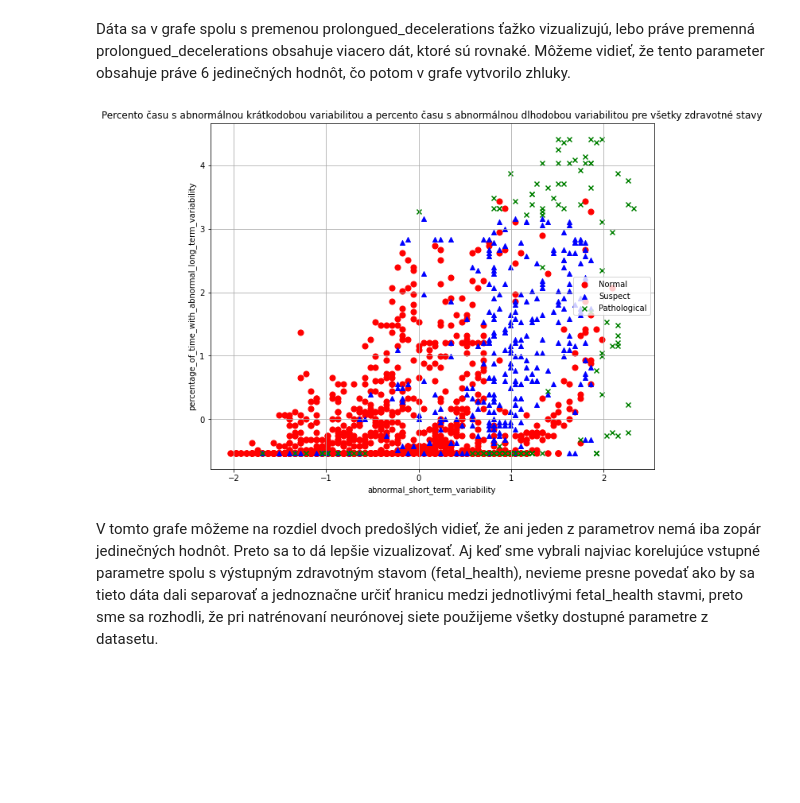
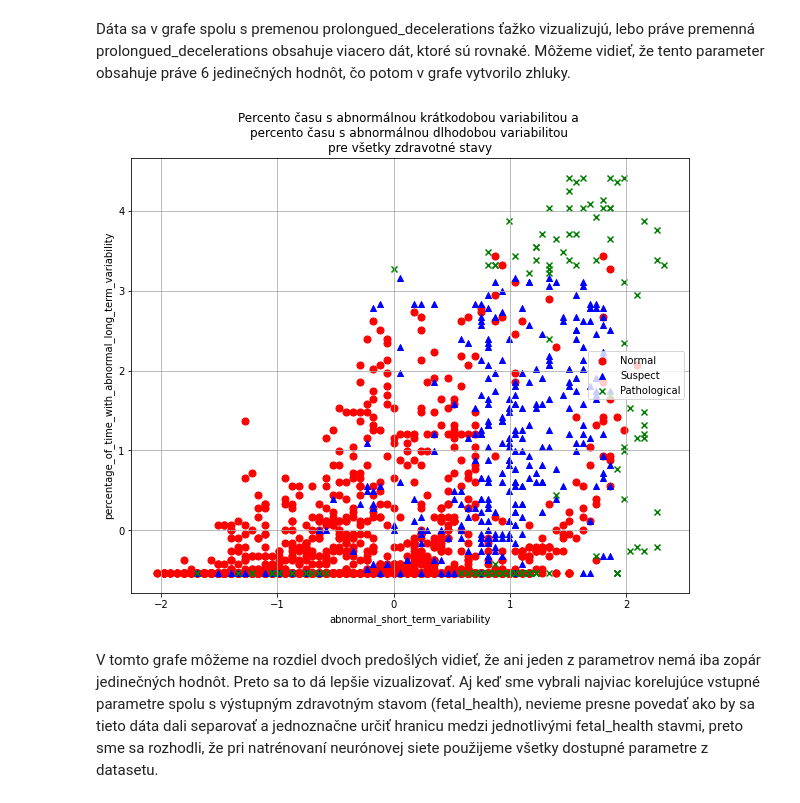
Before and after one commit to georgeob/Drzik_NS2021, a Jupyter notebook: Drzik_NS2021.ipynb, the cells around one changed output. Drawn from its saved outputs; the diff is of its cells as text; code cells hidden in the pictures; blank space fills up the shorter version.

```diff
--- a/Drzik_NS2021.ipynb
+++ b/Drzik_NS2021.ipynb
@@ -271,17 +274,17 @@ Dáta sa v grafe spolu s premenou prolongued_decelerations ťažko vizualizujú,
 # %%
 plt.figure(figsize=(10,8))
 plt.scatter(df.loc[df['fetal_health'] == 1.0][7], df.loc[df['fetal_health'] == 1.0][9], color = 'red', label = 'Normal', s=50)
 plt.scatter(df.loc[df['fetal_health'] == 2.0][7], df.loc[df['fetal_health'] == 2.0][9], color = 'blue', label = 'Suspect', marker = '^')
 plt.scatter(df.loc[df['fetal_health'] == 3.0][7], df.loc[df['fetal_health'] == 3.0][9], color = 'green', label = 'Pathological', marker = 'x')
 
 plt.xlabel('abnormal_short_term_variability')
 plt.ylabel('percentage_of_time_with_abnormal_long_term_variability')
 plt.legend(loc="center right")
-plt.title('Percento času s abnormálnou krátkodobou variabilitou a percento času s abnormálnou dlhodobou variabilitou pre všetky zdravotné stavy')
+plt.title('Percento času s abnormálnou krátkodobou variabilitou a \npercento času s abnormálnou dlhodobou variabilitou \npre všetky zdravotné stavy')
 plt.grid(b=True, which='major', color='#aaaaaa', linestyle='-')
 plt.show()
 # %% [output]
-[figure, old version]
+[figure, new version]
 # %% [markdown]
 V tomto grafe môžeme na rozdiel dvoch predošlých vidieť, že ani jeden z parametrov nemá iba zopár jedinečných hodnôt. Preto sa to dá lepšie vizualizovať. Aj keď sme vybrali najviac korelujúce vstupné parametre spolu s výstupným zdravotným stavom (fetal_health), nevieme presne povedať ako by sa tieto dáta dali separovať a jednoznačne určiť hranicu medzi jednotlivými fetal_health stavmi, preto sme sa rozhodli, že pri natrénovaní neurónovej siete použijeme všetky dostupné parametre z datasetu.
 # %% [markdown]
```
Also changed, not shown: parts of 21 cells of this notebook.
